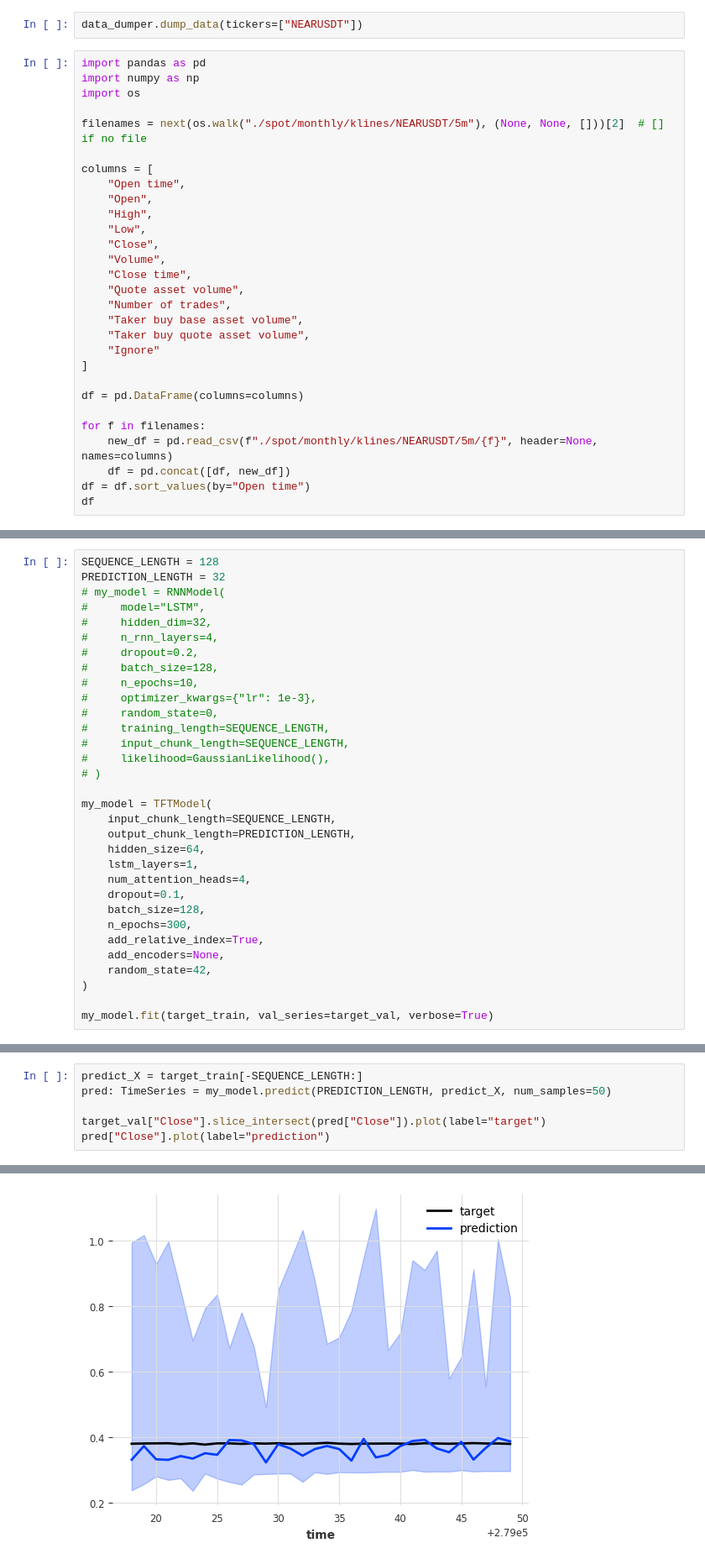
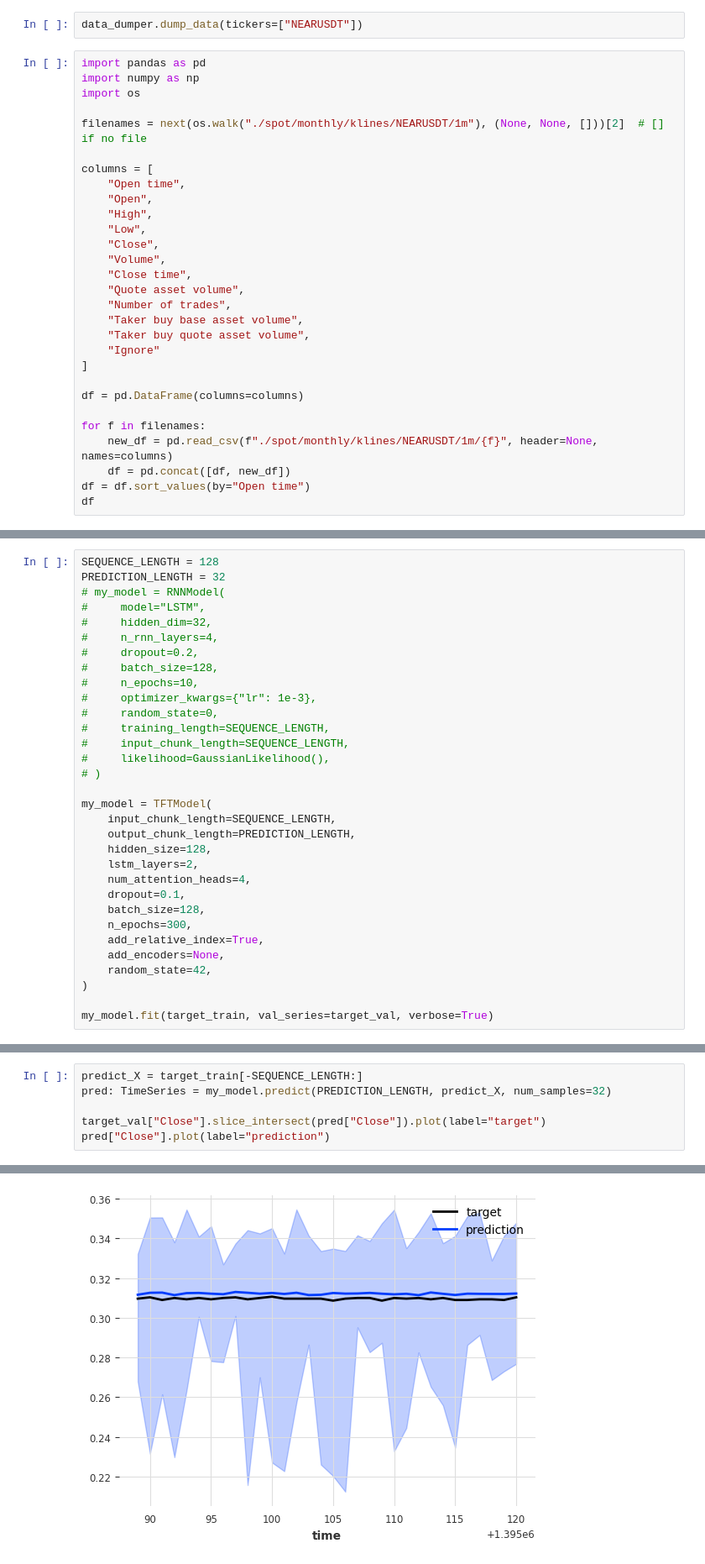
Before and after one commit to Klok-e/python-price-predict-experiment, a Jupyter notebook: price prediction_v3.ipynb, the cells around one changed output, grey strips where cells are left out. Shown at 84% size. Saved outputs shown, nothing was run; the diff lists cells and outputs as text.

```diff
--- a/price prediction_v3.ipynb
+++ b/price prediction_v3.ipynb
@@ -18,7 +18,7 @@ import pandas as pd
 import numpy as np
 import os
 
-filenames = next(os.walk("./spot/monthly/klines/NEARUSDT/5m"), (None, None, []))[2]  # [] if no file
+filenames = next(os.walk("./spot/monthly/klines/NEARUSDT/1m"), (None, None, []))[2]  # [] if no file
 
 columns = [
     "Open time",
@@ -38,7 +38,7 @@ columns = [
 df = pd.DataFrame(columns=columns)
 
 for f in filenames:
-    new_df = pd.read_csv(f"./spot/monthly/klines/NEARUSDT/5m/{f}", header=None, names=columns)
+    new_df = pd.read_csv(f"./spot/monthly/klines/NEARUSDT/1m/{f}", header=None, names=columns)
     df = pd.concat([df, new_df])
 df = df.sort_values(by="Open time")
 df
@@ -152,8 +152,8 @@ PREDICTION_LENGTH = 32
 my_model = TFTModel(
     input_chunk_length=SEQUENCE_LENGTH,
     output_chunk_length=PREDICTION_LENGTH,
-    hidden_size=64,
-    lstm_layers=1,
+    hidden_size=128,
+    lstm_layers=2,
     num_attention_heads=4,
     dropout=0.1,
     batch_size=128,
@@ -184,12 +184,12 @@ Average error (MAPE) over validation forecasts: 36.66
 # %%
 predict_X = target_train[-SEQUENCE_LENGTH:]
-pred: TimeSeries = my_model.predict(PREDICTION_LENGTH, predict_X, num_samples=50)
+pred: TimeSeries = my_model.predict(PREDICTION_LENGTH, predict_X, num_samples=32)
 
 target_val["Close"].slice_intersect(pred["Close"]).plot(label="target")
 pred["Close"].plot(label="prediction")
 # %% [output]
 <Axes: xlabel='time'>
-[figure, old version]
+[figure, new version]
 # %%
 def inverse_diff(original_start, x):
     x = x.to_numpy()
```
Also changed, not shown: parts of 9 cells of this notebook.
